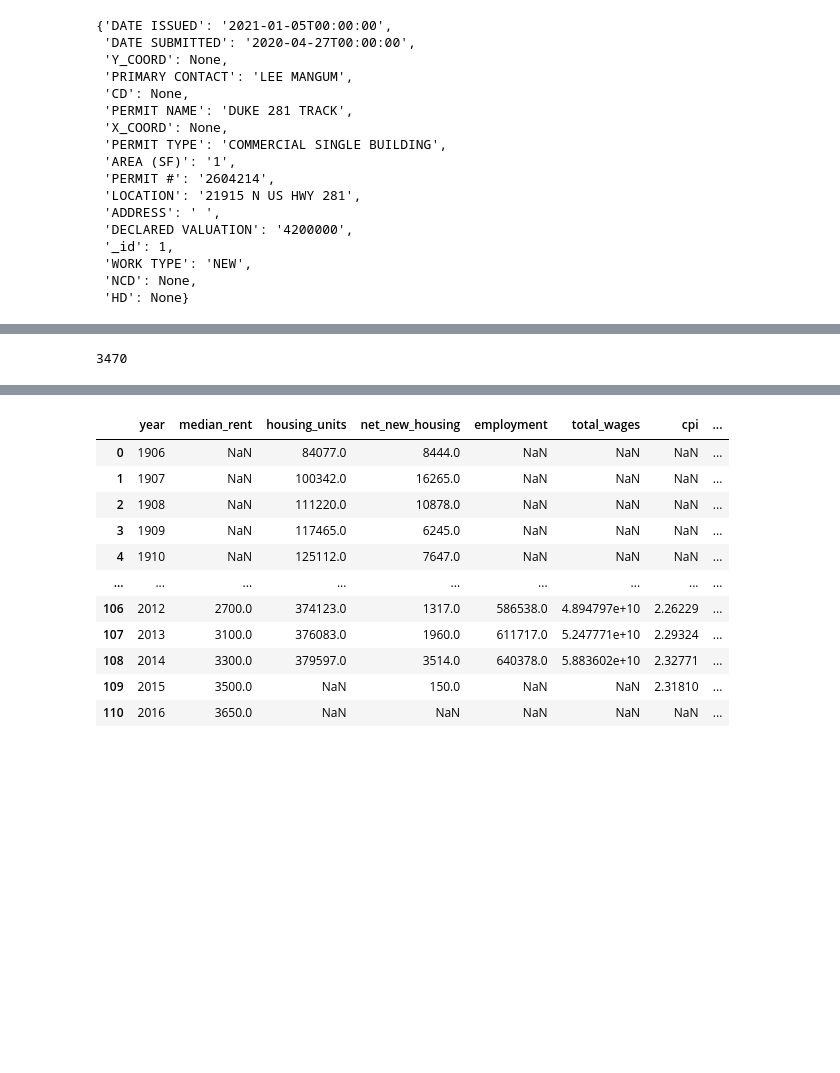
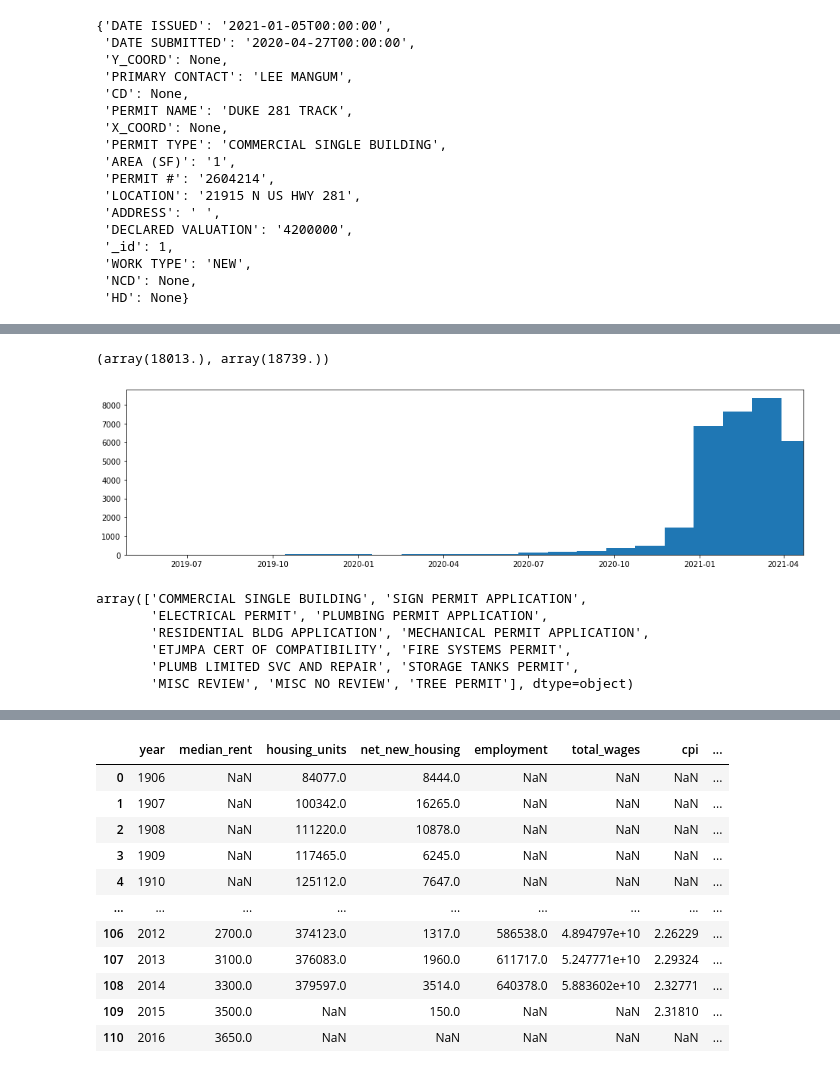
Before and after one commit to randallb15/City-Data, a Jupyter notebook: Testing.ipynb, the cells around one changed output, grey strips where cells are left out. Saved outputs shown, nothing was run; the diff lists cells and outputs as text; code cells hidden in the pictures; blank space fills up the shorter version.

```diff
--- a/Testing.ipynb
+++ b/Testing.ipynb
@@ -52,3 +54,6 @@ records[0]
 records_df = pd.DataFrame(records)
 # %%
 records_df = records_df.rename(columns=lambda x: x.replace(' ','_'))
+# %%
+records_df.DATE_ISSUED = pd.to_datetime(records_df.DATE_ISSUED)
+records_df.DATE_SUBMITTED = pd.to_datetime(records_df.DATE_SUBMITTED)
@@ -55,3 +64,19 @@ records_df = records_df.rename(columns=lambda x: x.replace(' ','_'))
+# %%
+fig,ax = plt.subplots(figsize=(16,4))
+ax.hist(records_df.DATE_SUBMITTED,bins=200)
+ax.set_xlim('2019-04-27 00:00:00','2021-04-22 00:00:00')
+# %% [output]
+(array(18013.), array(18739.))
+[figure, added]
+# %%
+records_df[records_df['WORK_TYPE'] == 'NEW'].PERMIT_TYPE.unique()
+# %% [output]
+array(['COMMERCIAL SINGLE BUILDING', 'SIGN PERMIT APPLICATION',
+       'ELECTRICAL PERMIT', 'PLUMBING PERMIT APPLICATION',
+       'RESIDENTIAL BLDG APPLICATION', 'MECHANICAL PERMIT APPLICATION',
+       'ETJMPA CERT OF COMPATIBILITY', 'FIRE SYSTEMS PERMIT',
+       'PLUMB LIMITED SVC AND REPAIR', 'STORAGE TANKS PERMIT',
+       'MISC REVIEW', 'MISC NO REVIEW', 'TREE PERMIT'], dtype=object)
 # %%
 con = sqlite3.connect("data/records_sql.db")
 cursor = con.cursor()
@@ -62,7 +87,3 @@ def get_new():
     cursor.execute("SELECT * FROM records_sql WHERE WORK_TYPE IS 'NEW'")
     new = cursor.fetchall()
     return new
-# %%
-len(get_new())
-# %% [output]
-3470
```
Also changed, not shown: parts of 3 cells of this notebook.
